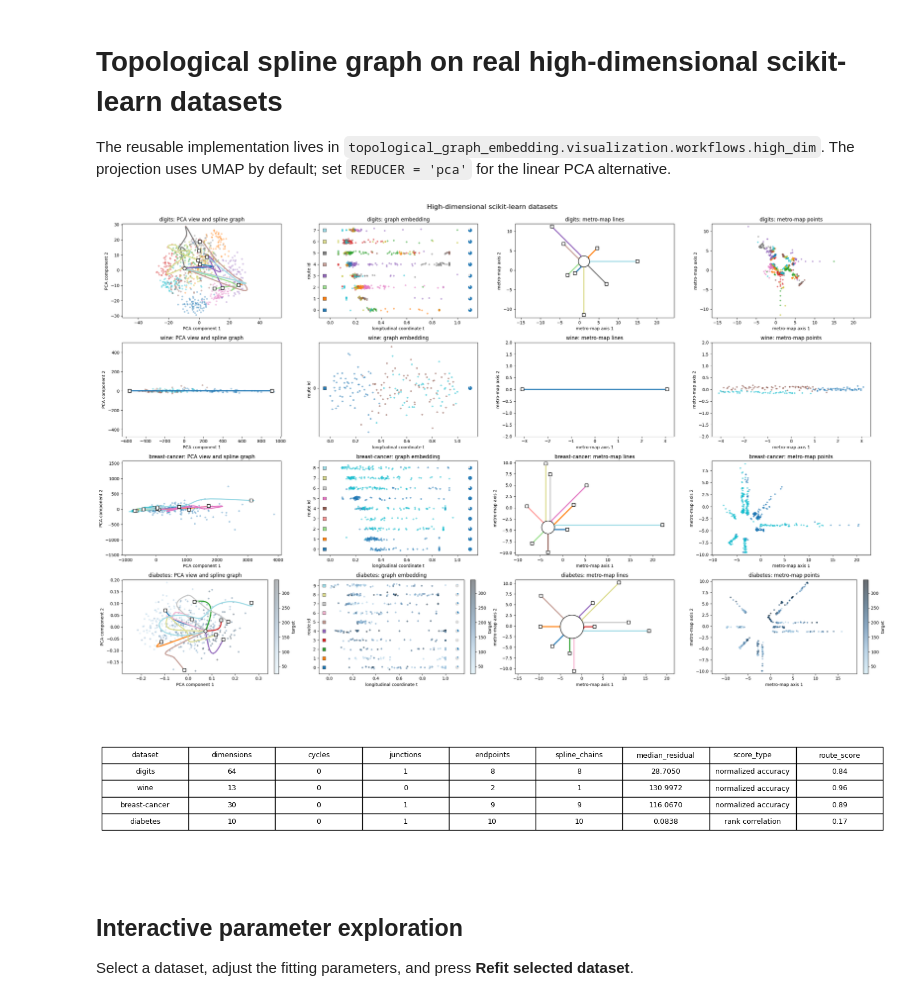
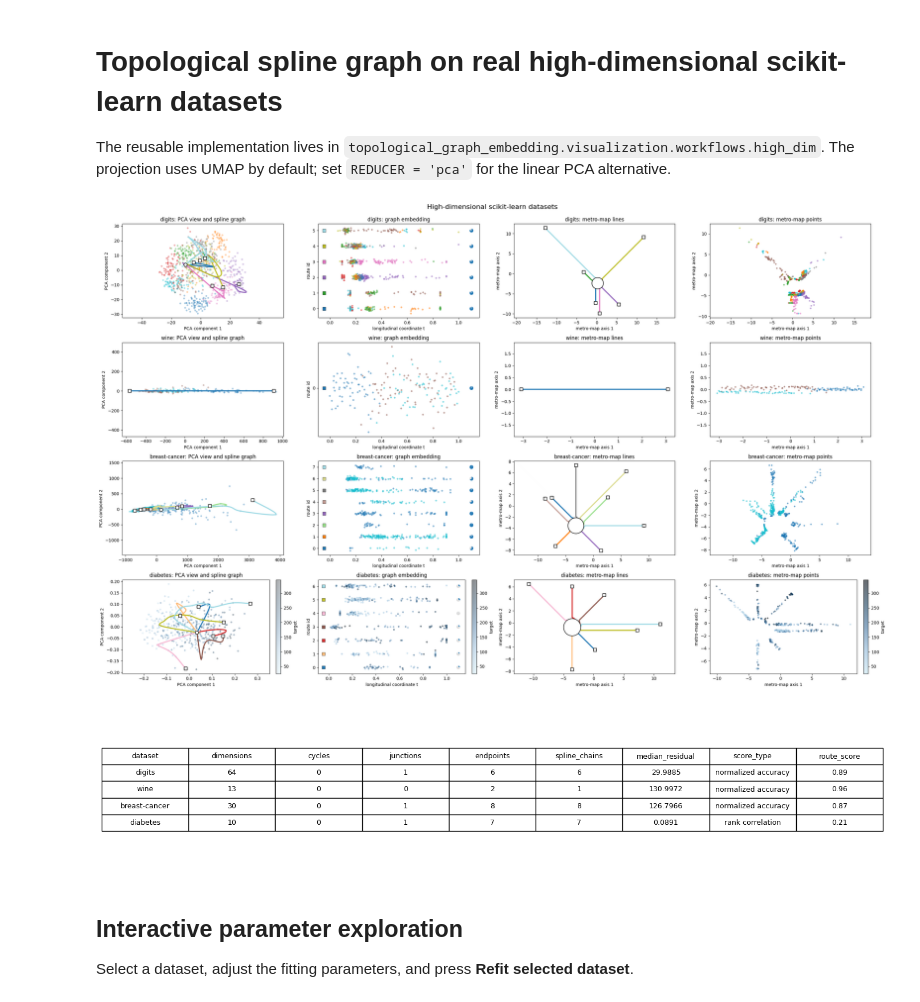
Before and after one commit to fabriziocosta/TopologicalGraphEmbedding, a Jupyter notebook: notebooks/visualize_high_dim_sklearn_datasets.ipynb, the cells around one changed output. Saved outputs shown, nothing was run; the diff lists cells and outputs as text; code cells hidden in the pictures.

```diff
--- a/notebooks/visualize_high_dim_sklearn_datasets.ipynb
+++ b/notebooks/visualize_high_dim_sklearn_datasets.ipynb
@@ -25,7 +25,7 @@ from topological_graph_embedding.visualization.plots import plot_embedding_row
 from topological_graph_embedding.visualization.reduction import fit_reducer
 
 N_POINTS = 900
-N_CENTROIDS = 32
+N_CENTROIDS = 24
 SPLINE_SMOOTHING = 0.02
 MAX_CYCLES = 4
 REDUCER = 'pca'
@@ -40,34 +40,34 @@ models, embeddings, summary = fit_datasets(
 
 fig, axes = plt.subplots(
     len(datasets), 4, figsize=(26, 4 * len(datasets)), squeeze=False,
 )
 for row, (name, (points, labels)) in enumerate(datasets.items()):
     reducer_model = fit_reducer(
         points,
         method=REDUCER,
         random_state=0,
     )
     plot_embedding_row(
         axes[row], points, labels, models[name], embeddings[name],
         projected_title=f'{name}: {REDUCER.upper()} view and spline graph',
         graph_title=f'{name}: graph embedding',
         metro_lines_title=f'{name}: metro-map lines',
         metro_points_title=f'{name}: metro-map points',
         reducer=reducer_model,
         jitter_seed=row,
         route_metrics=models[name].route_metrics_,
         metro_residual_width=0.02,
     )
 
 fig.suptitle('High-dimensional scikit-learn datasets', fontsize=16, y=0.995)
 fig.tight_layout()
 figure_dir = project_root / 'notebooks' / 'figures'
 figure_dir.mkdir(parents=True, exist_ok=True)
 fig.savefig(figure_dir / 'high_dim_sklearn_datasets.png', dpi=160, bbox_inches='tight')
 plt.show()
 _plot_summary(summary, figure_dir)
 # %% [output]
-[figure, old version]
+[figure, new version]
 [figure]
 # %% [markdown]
 ## Interactive parameter exploration
```
Also changed, not shown: 5 other files.
